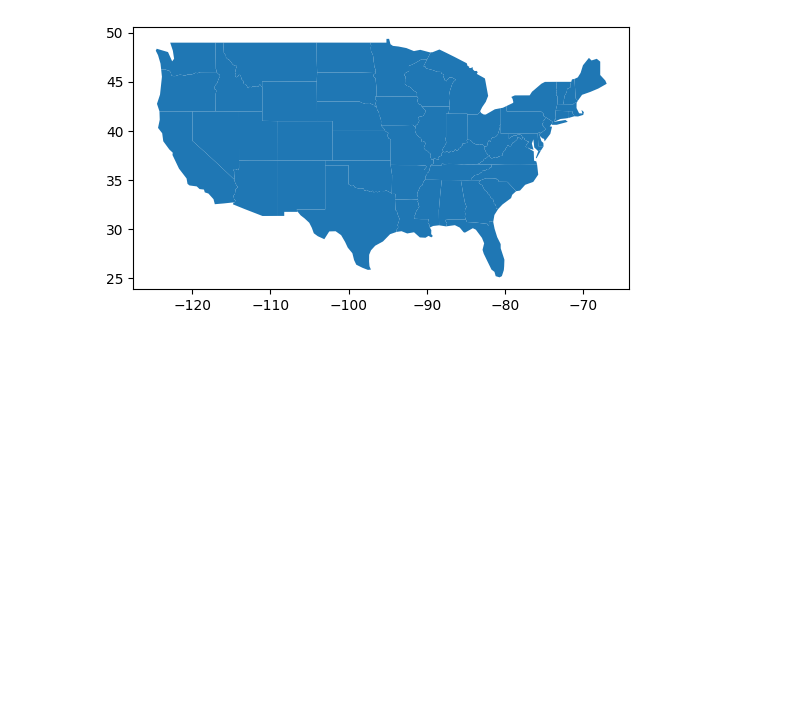
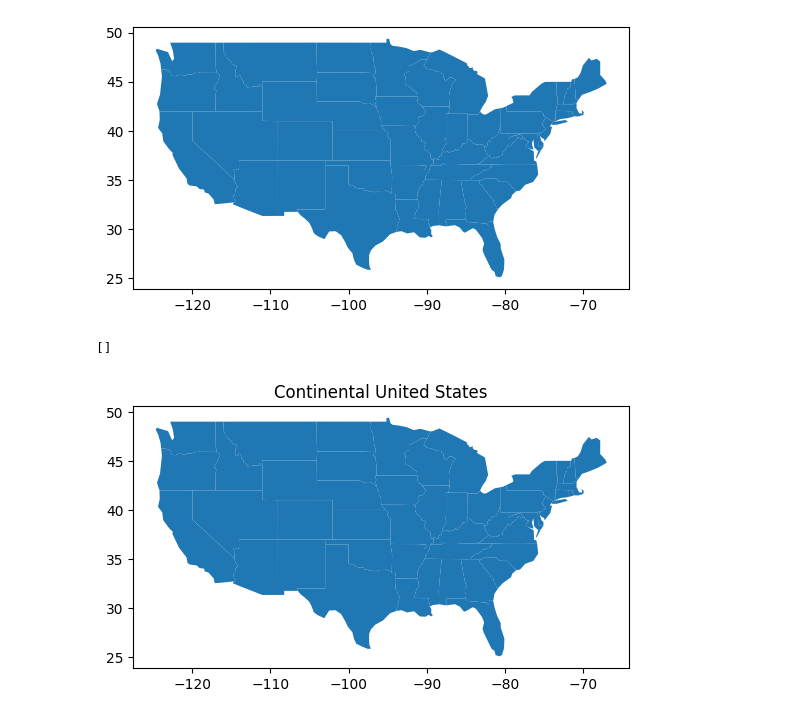
Before and after one commit to zjscholnick/ucsb-geog-club-workshop-1-2026, a Jupyter notebook: Workshop-1.ipynb, the cells around one changed output. Saved outputs shown, nothing was run; the diff lists cells and outputs as text; code cells hidden in the pictures; blank space fills up the shorter version.

Commit message:
Added CONUS Maps

```diff
--- a/Workshop-1.ipynb
+++ b/Workshop-1.ipynb
@@ -350,3 +289,13 @@ states_conus.plot()
 # %% [output]
 <Axes: >
 [figure]
+# %%
+# we're going to extract the axes of the plot to do a little customization
+ax = states_conus.plot()
+
+# We're going to add a title to the axes object we've made and take a look
+ax.set_title('Continental United States')
+ax.plot()
+# %% [output]
+[]
+[figure, added]
```
Also changed, not shown: parts of 19 cells of this notebook.
